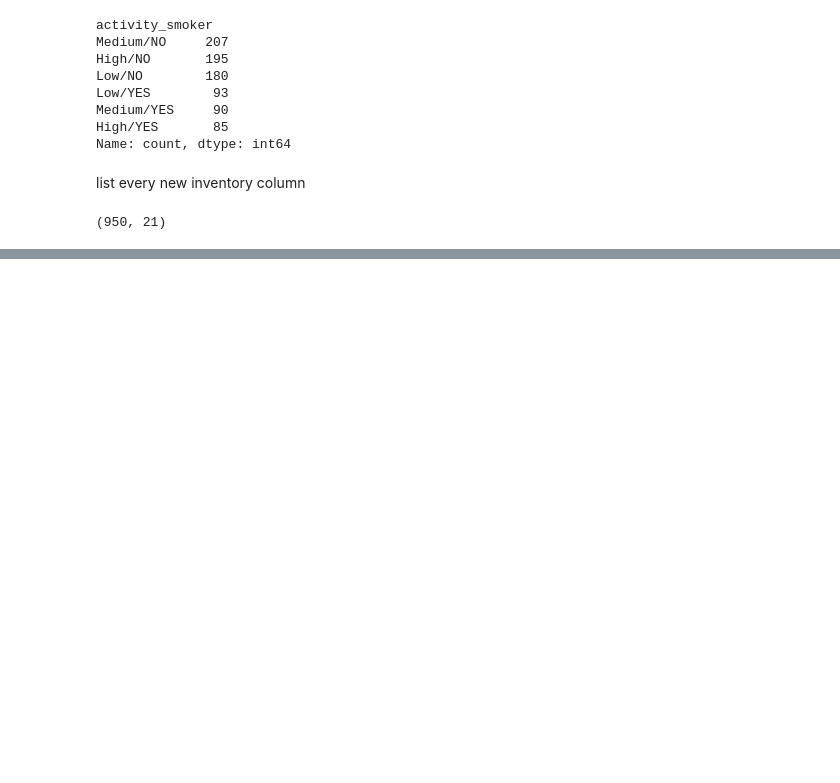
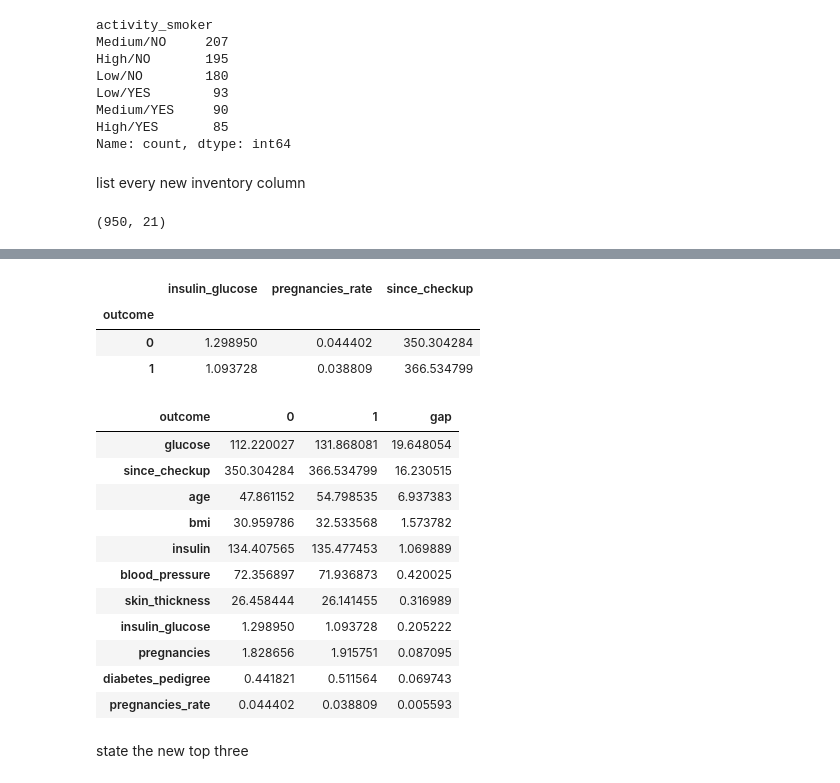
Before and after one commit to adnuu/project1-diabetes, a Jupyter notebook: notebook/adnan_d2.ipynb, the cells around one changed output, grey strips where cells are left out. Drawn from its saved outputs; the diff is of its cells as text; code cells hidden in the pictures; blank space fills up the shorter version.

```diff
--- a/notebook/adnan_d2.ipynb
+++ b/notebook/adnan_d2.ipynb
@@ -226,0 +231,3 @@ df.shape
+# %%
+numeric_cols=['age','pregnancies','glucose','blood_pressure','skin_thickness','insulin','bmi','diabetes_pedigree']
+df.groupby('outcome')[numeric_cols].mean()
@@ -226,0 +239,28 @@ df.shape
+# %%
+engineering_numeric=['insulin_glucose','pregnancies_rate','since_checkup']
+df.groupby('outcome')[engineering_numeric].mean()
+# %% [output]
+|  | insulin_glucose | pregnancies_rate | since_checkup |
+| outcome |  |  |  |
+| 0 | 1.298950 | 0.044402 | 350.304284 |
+| 1 | 1.093728 | 0.038809 | 366.534799 |
+# %%
+#T=transporse-swapping rows and columns , abs()=absolute-make sure it only give positive vlue
+group_means=df.groupby('outcome')[numeric_cols + engineering_numeric].mean().T
+group_means['gap']=(group_means[1]-group_means[0]).abs()
+group_means.sort_values('gap',ascending=False)
+# %% [output]
+| outcome | 0 | 1 | gap |
+| glucose | 112.220027 | 131.868081 | 19.648054 |
+| since_checkup | 350.304284 | 366.534799 | 16.230515 |
+| age | 47.861152 | 54.798535 | 6.937383 |
+| bmi | 30.959786 | 32.533568 | 1.573782 |
+| insulin | 134.407565 | 135.477453 | 1.069889 |
+| blood_pressure | 72.356897 | 71.936873 | 0.420025 |
+| skin_thickness | 26.458444 | 26.141455 | 0.316989 |
+| insulin_glucose | 1.298950 | 1.093728 | 0.205222 |
+| pregnancies | 1.828656 | 1.915751 | 0.087095 |
+| diabetes_pedigree | 0.441821 | 0.511564 | 0.069743 |
+| pregnancies_rate | 0.044402 | 0.038809 | 0.005593 |
+# %% [markdown]
+state the new top three
```
Also changed, not shown: parts of 13 cells of this notebook, 1 other file.
